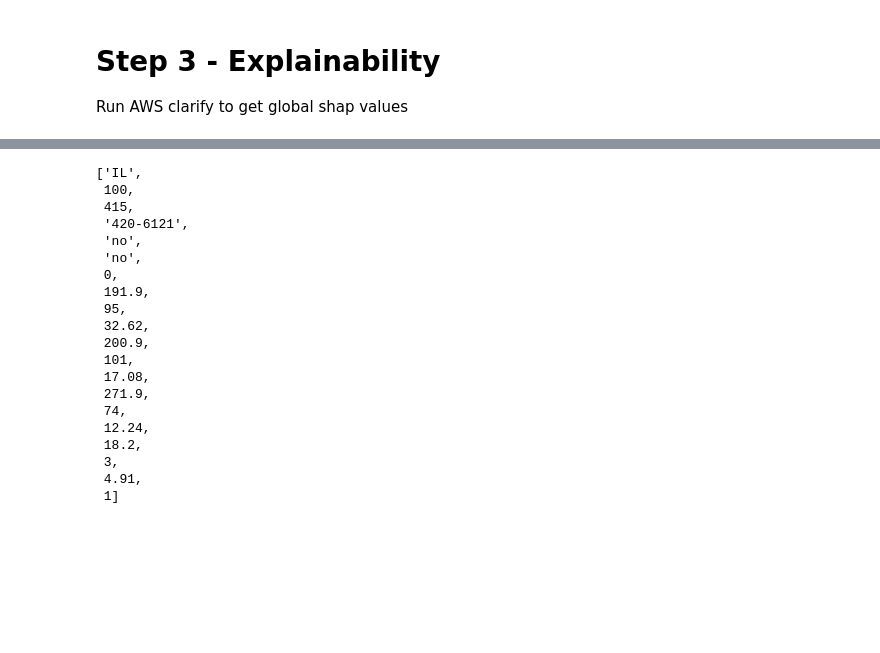
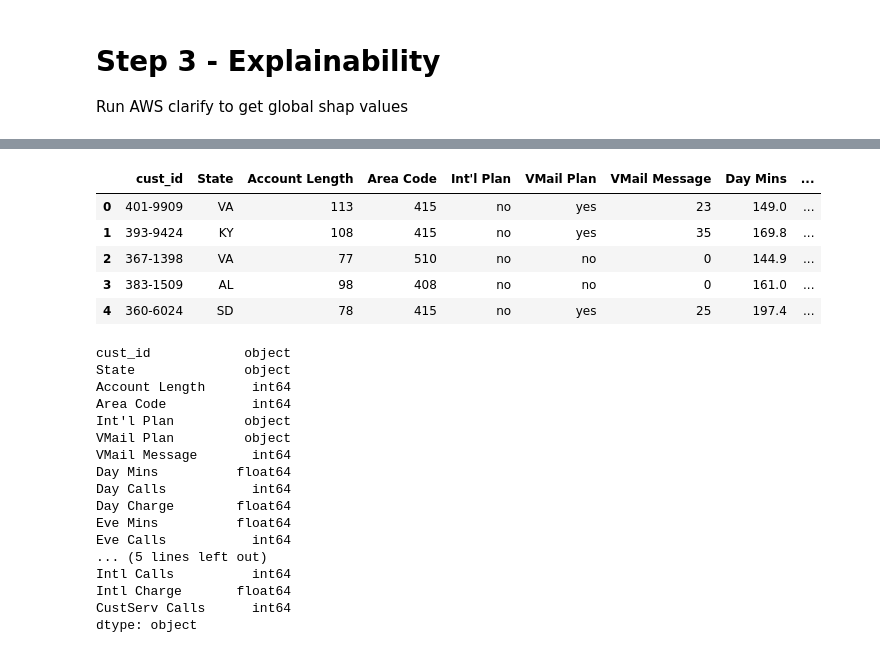
Before and after one commit to stevejgoodman/sg-sagemaker-20200429, a Jupyter notebook: churn_automl.ipynb, the cells around one changed output, grey strips where cells are left out. Saved outputs shown, nothing was run; the diff lists cells and outputs as text; code cells hidden in the pictures; blank space fills up the shorter version.

```diff
--- a/churn_automl.ipynb
+++ b/churn_automl.ipynb
@@ -165,6 +233,8 @@ model_config =  clarify.ModelConfig(model_name=auto_ml_job_name,
 # %%
-
-test_features = pd.read_csv(test_file)
+train_file = 'train/train_data.csv';
+test_file = 'test/test_data.csv';
+test_data = pd.read_csv(test_file)
 training_data = pd.read_csv(train_file)
 
-test_features.columns
+
+# test_data.to_csv('test_features.csv', index=False, header=False)
@@ -198,24 +241,12 @@ training_data.columns.to_list()
-# %%
-test_features.iloc[0].values.tolist()
-# %% [output]
-['IL',
- 100,
- 415,
- '420-6121',
- 'no',
- 'no',
- 0,
- 191.9,
- 95,
- 32.62,
- 200.9,
- 101,
- 17.08,
- 271.9,
- 74,
- 12.24,
- 18.2,
- 3,
- 4.91,
- 1]
+# %%
+test_features.to_csv('test_features.csv', index=False, header=False)
+
+test_data.head()
+# %% [output]
+|  | cust_id | State | Account Length | Area Code | Int'l Plan | VMail Plan | VMail Message | Day Mins | ... |
+| 0 | 401-9909 | VA | 113 | 415 | no | yes | 23 | 149.0 | ... |
+| 1 | 393-9424 | KY | 108 | 415 | no | yes | 35 | 169.8 | ... |
+| 2 | 367-1398 | VA | 77 | 510 | no | no | 0 | 144.9 | ... |
+| 3 | 383-1509 | AL | 98 | 408 | no | no | 0 | 161.0 | ... |
+| 4 | 360-6024 | SD | 78 | 415 | no | yes | 25 | 197.4 | ... |
 # %%
@@ -223,2 +255,22 @@ shap_config = clarify.SHAPConfig(baseline=[test_features.iloc[0].values.tolist()
                                  num_samples=15,
                                  agg_method='mean_abs')
+# %%
+test_data.dtypes
+# %% [output]
+cust_id            object
+State              object
+Account Length      int64
+Area Code           int64
+Int'l Plan         object
+VMail Plan         object
+VMail Message       int64
+Day Mins          float64
+Day Calls           int64
+Day Charge        float64
+Eve Mins          float64
+Eve Calls           int64
+... (5 lines left out)
+Intl Calls          int64
+Intl Charge       float64
+CustServ Calls      int64
+dtype: object
```
Also changed, not shown: parts of 44 cells of this notebook.
